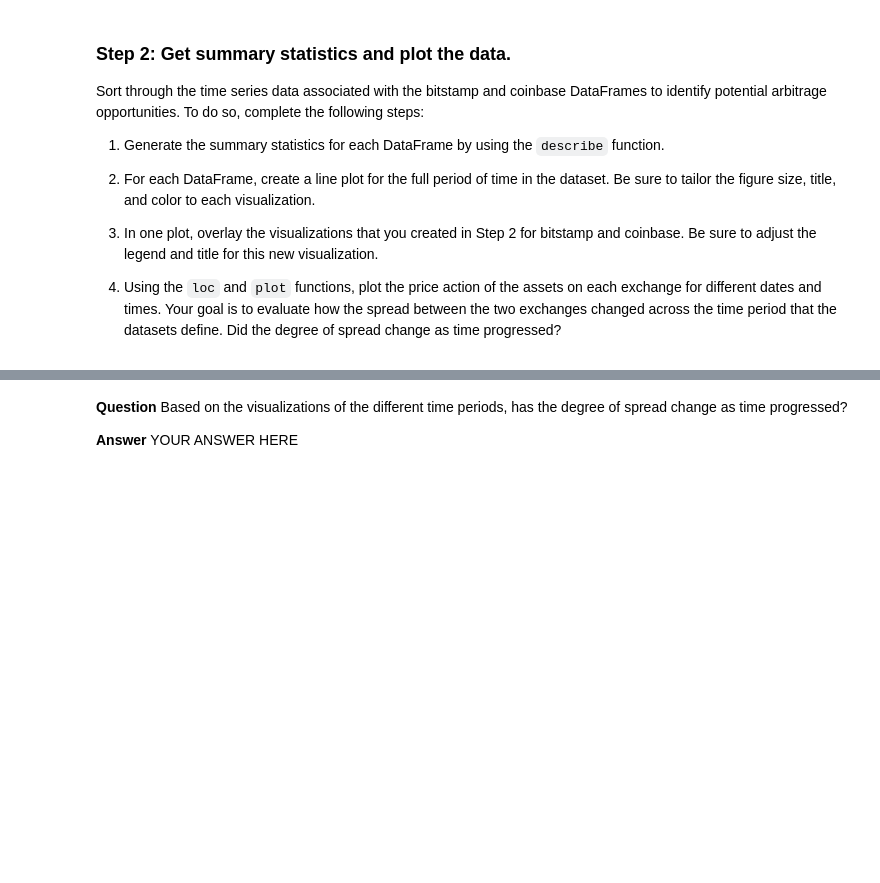
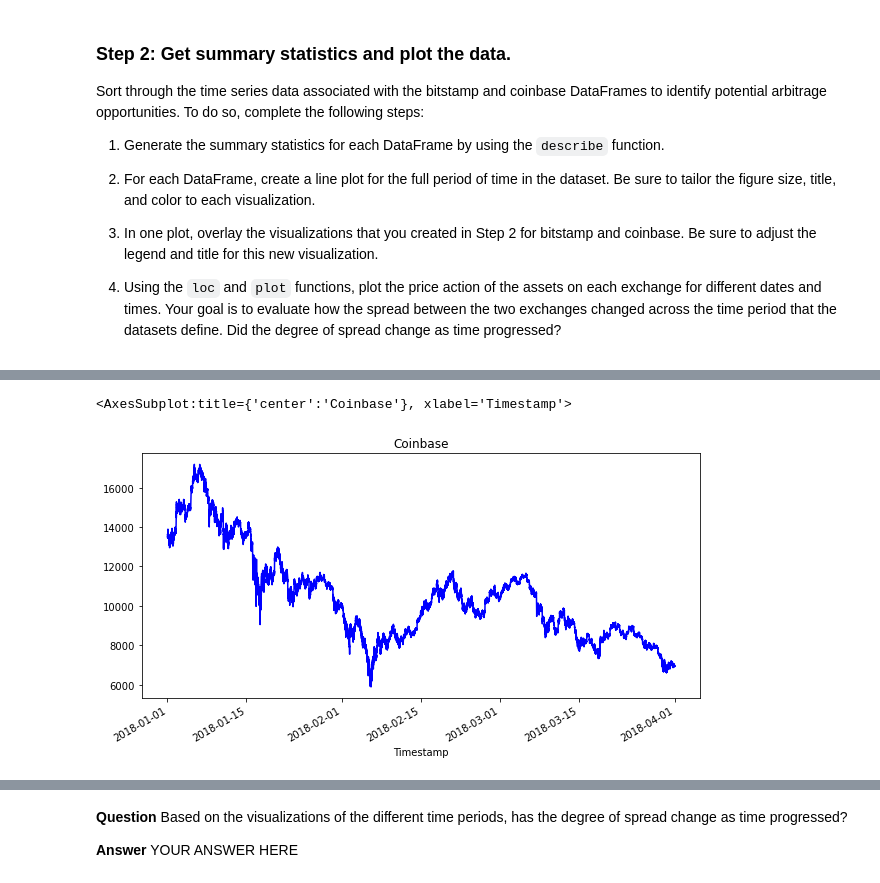
Before and after one commit to seanpatel19/Challenge-3-, a Jupyter notebook: crypto_arbitrage.ipynb, the cells around one changed output, grey strips where cells are left out. Saved outputs shown, nothing was run; the diff lists cells and outputs as text; code cells hidden in the pictures; blank space fills up the shorter version.

```diff
--- a/crypto_arbitrage.ipynb
+++ b/crypto_arbitrage.ipynb
@@ -134,9 +163,10 @@ AttributeError: 'function' object has no attribute 'duplicated'
 # %%
 # Repeat Steps 1–4 for the coinbase DataFrame
 # YOUR CODE HERE
-coinbase_df = coinbase_df.dropna
+coinbase_df = coinbase_df.dropna()
 
-coinbase_df.loc[:,"Weighted Price"] = coinbase_df.loc[:,"Weighted Price"].str.replace("$","")
+coinbase_df["Close"] = coinbase_df["Close"].str.replace("$","")
 
-coinbase_df.loc[:,"Close"] = coinbase_df.loc[:,"Close"].astype("float")
+coinbase_df["Close"] = coinbase_df["Close"].astype("float")
 coinbase_df.duplicated()
+coinbase_df= coinbase_df.drop_duplicates()
@@ -172,5 +218,5 @@ bitstamp_sliced.head(5)
 # %%
 # Use loc or iloc to select `Timestamp (the index)` and `Close` from coinbase DataFrame
-coinbase_sliced = coinbase_df.loc('Timestamp',"Close")
+coinbase_sliced = coinbase_df.loc[:,"Close"]
 # Review the first five rows of the DataFrame
 coinbase_sliced.head(5)
@@ -204,8 +279,11 @@ NameError: name 'bitstamp_df' is not defined
 # %%
 # Create a line plot for the coinbase DataFrame for the full length of time in the dataset
 # Be sure that the figure size, title, and color are tailored to each visualization
 # YOUR CODE HERE
-coinbase_df.plot(figsize=(10, 5), title="Coinbase", color="blue")
+coinbase_sliced.plot(figsize=(10, 5), title="Coinbase", color="blue",kind="line")
+# %% [output]
+<AxesSubplot:title={'center':'Coinbase'}, xlabel='Timestamp'>
+[figure, added]
 # %%
 # Overlay the visualizations for the bitstamp and coinbase DataFrames in one plot
 # The plot should visualize the prices over the full lenth of the dataset
```
Also changed, not shown: parts of 15 cells of this notebook.
